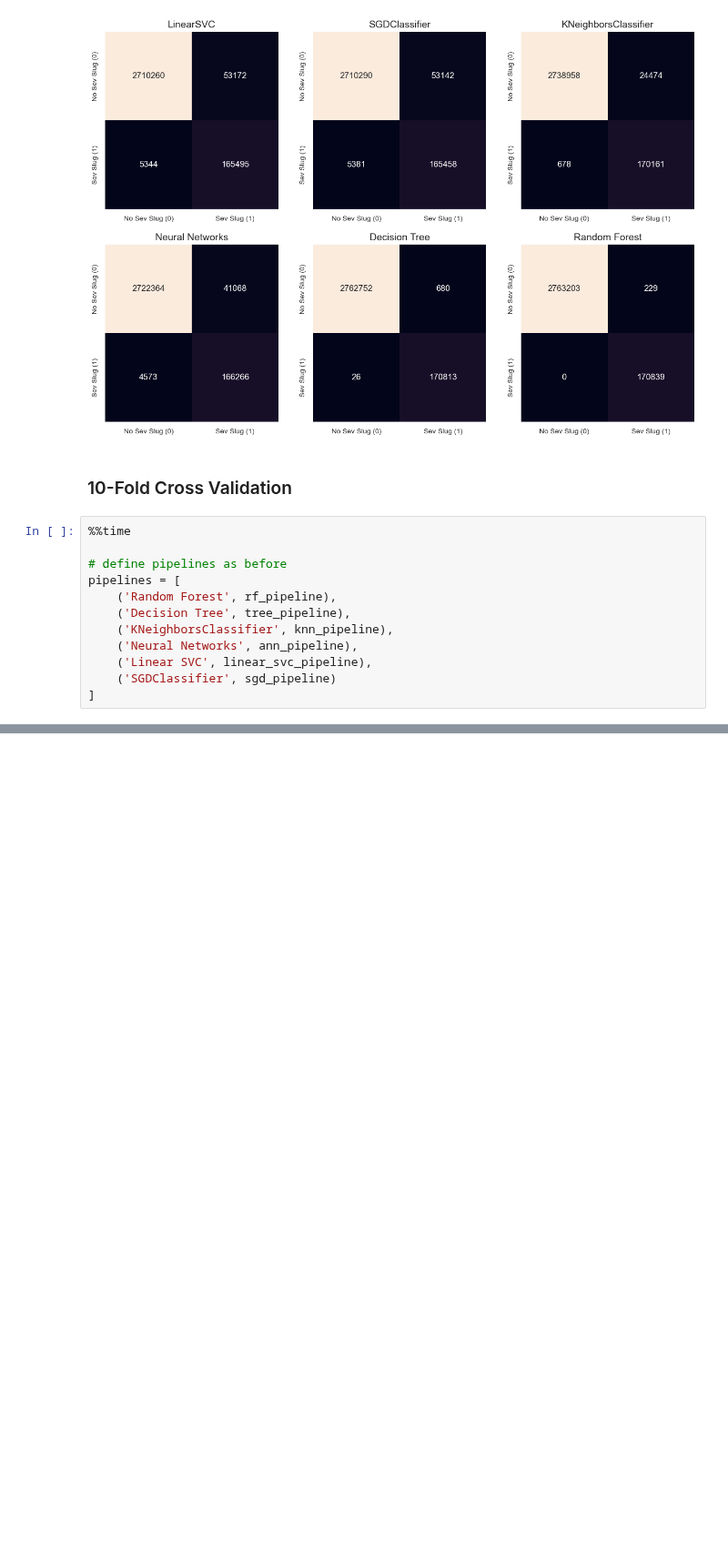
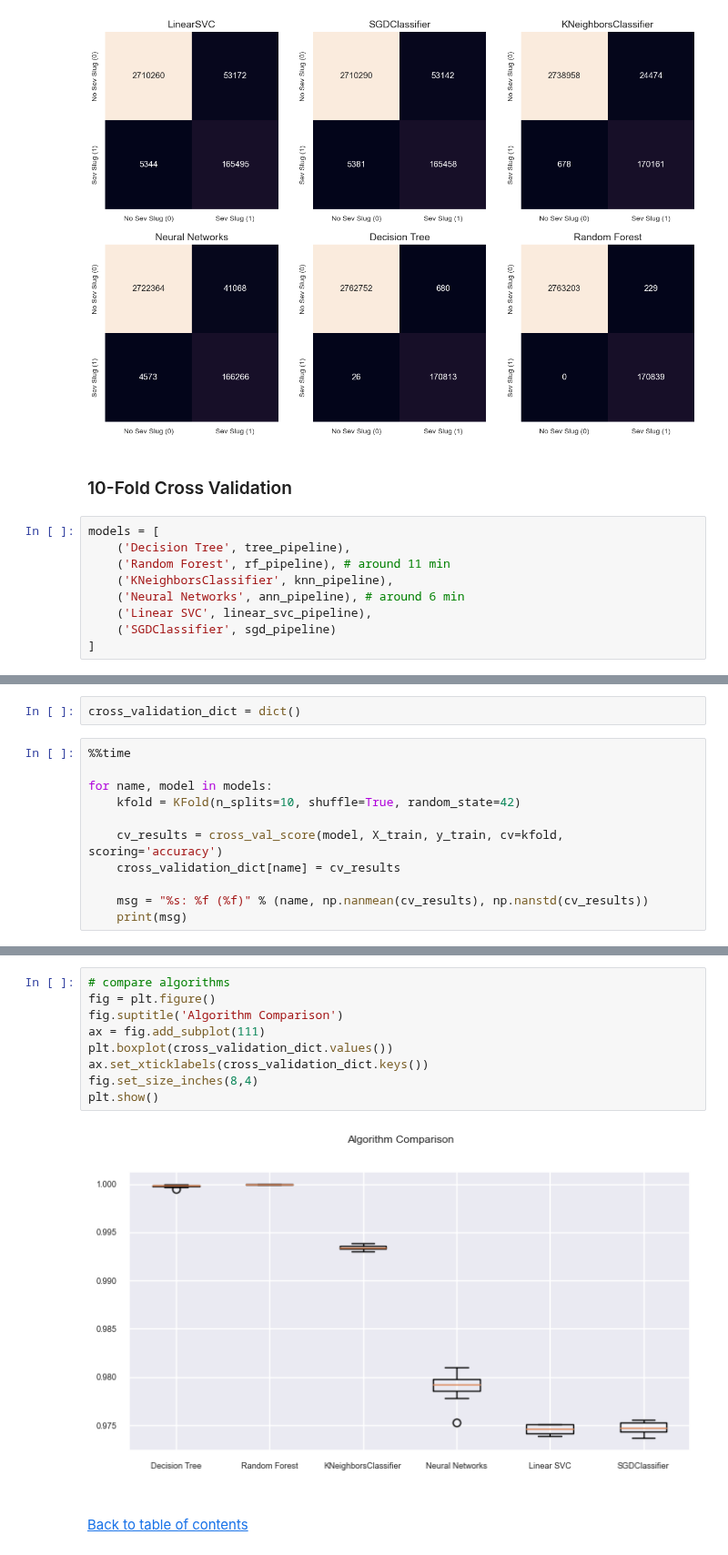
Before and after one commit to RealDyllon/3W-Petrobras, a Jupyter notebook: overviews/_baseline/Severe_Slugging_Classification.ipynb, the cells around one changed output, grey strips where cells are left out. Shown at 91% size. Saved outputs shown, nothing was run; the diff lists cells and outputs as text; blank space fills up the shorter version.

Commit message:
modified cv chart

```diff
--- a/overviews/_baseline/Severe_Slugging_Classification.ipynb
+++ b/overviews/_baseline/Severe_Slugging_Classification.ipynb
@@ -1256,14 +1259,11 @@ plt.show()
 # %% [markdown]
 ### 10-Fold Cross Validation
 # %%
-%%time
-
-# define pipelines as before
-pipelines = [
-    ('Random Forest', rf_pipeline),
+models = [
     ('Decision Tree', tree_pipeline),
+    ('Random Forest', rf_pipeline), # around 11 min
     ('KNeighborsClassifier', knn_pipeline),
-    ('Neural Networks', ann_pipeline),
+    ('Neural Networks', ann_pipeline), # around 6 min
     ('Linear SVC', linear_svc_pipeline),
     ('SGDClassifier', sgd_pipeline)
 ]
@@ -1376,0 +1270,13 @@ plt.show()
+# %%
+cross_validation_dict = dict()
+# %%
+%%time
+
+for name, model in models:
+    kfold = KFold(n_splits=10, shuffle=True, random_state=42)
+
+    cv_results = cross_val_score(model, X_train, y_train, cv=kfold, scoring='accuracy')
+    cross_validation_dict[name] = cv_results
+
+    msg = "%s: %f (%f)" % (name, np.nanmean(cv_results), np.nanstd(cv_results))
+    print(msg)
@@ -1376,0 +1302,13 @@ plt.show()
+# %%
+# compare algorithms
+fig = plt.figure()
+fig.suptitle('Algorithm Comparison')
+ax = fig.add_subplot(111)
+plt.boxplot(cross_validation_dict.values())
+ax.set_xticklabels(cross_validation_dict.keys())
+fig.set_size_inches(8,4)
+plt.show()
+# %% [output]
+[figure, added]
+# %% [markdown]
+<br>[Back to table of contents](#TableOfContents)
```
Also changed, not shown: parts of 13 cells of this notebook.
